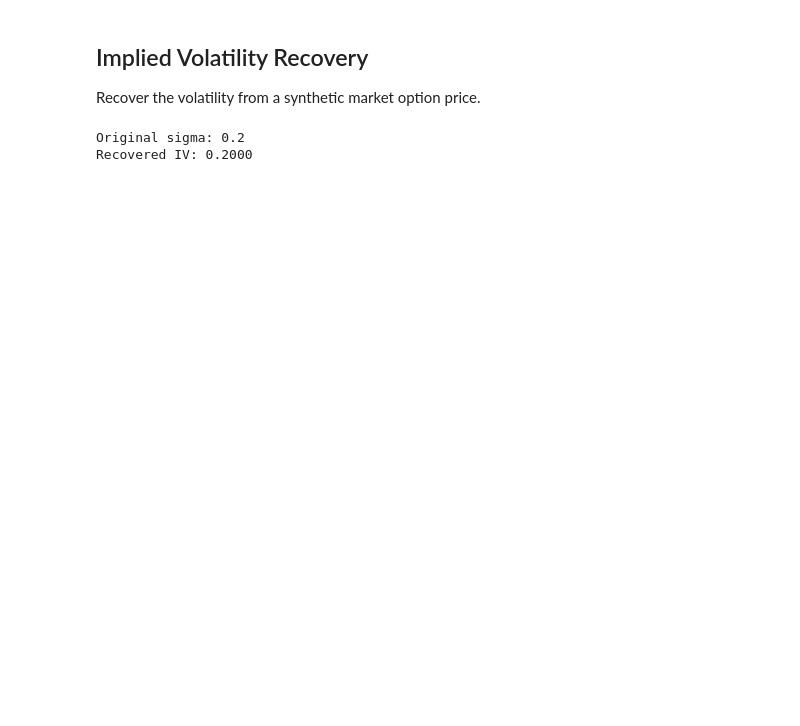
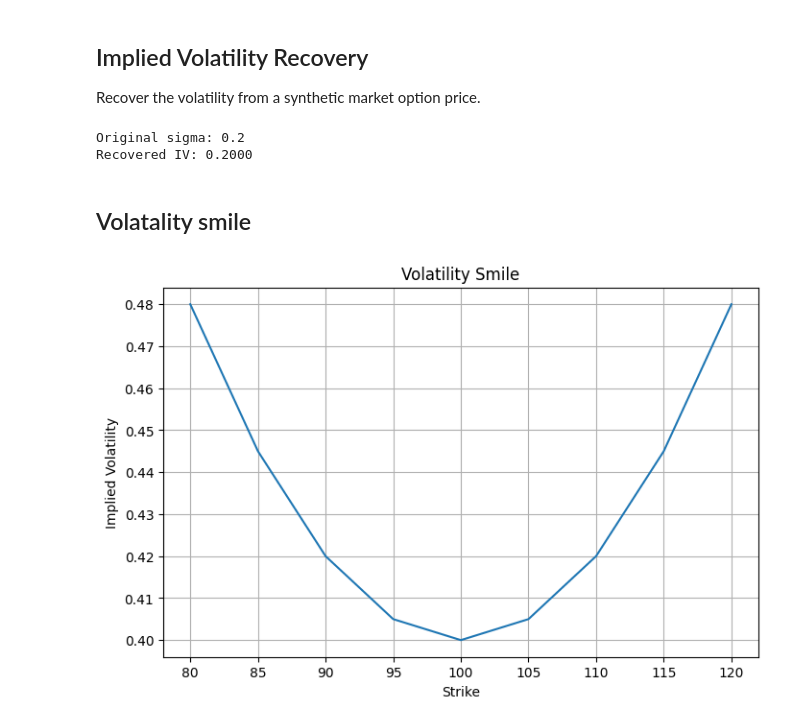
Before and after one commit to Mohammadsajjad021/QuantLib-lite--Option-Pricing---Greeks-Engine, a Jupyter notebook: notebooks/option_pricing_demo.ipynb, the cells around one changed output. Cells and saved outputs as stored; diff of their text form; code cells hidden in the pictures; blank space fills up the shorter version.

```diff
--- a/notebooks/option_pricing_demo.ipynb
+++ b/notebooks/option_pricing_demo.ipynb
@@ -157,3 +170,24 @@ print(f"Recovered IV: {iv:.4f}")
 # %% [output]
 Original sigma: 0.2
 Recovered IV: 0.2000
+# %% [markdown]
+## Volatality smile
+# %%
+def synthetic_vol(k):
+    return 0.2 + 0.0002 * (k - 100)**2
+
+strikes = np.arange(80, 121, 5)
+market_prices = [call_price(S0, k, T, r, sigma + synthetic_vol(k)) for k in strikes]
+
+ivs = [implied_vol(price, S0, k, T, r)
+       for k, price in zip(strikes, market_prices)]
+
+plt.figure(figsize=(8,5))
+plt.plot(strikes, ivs)
+plt.xlabel("Strike")
+plt.ylabel("Implied Volatility")
+plt.title("Volatility Smile")
+plt.grid(True)
+plt.show()
+# %% [output]
+[figure, added]
```
Also changed, not shown: parts of 11 cells of this notebook, 10 other files.
